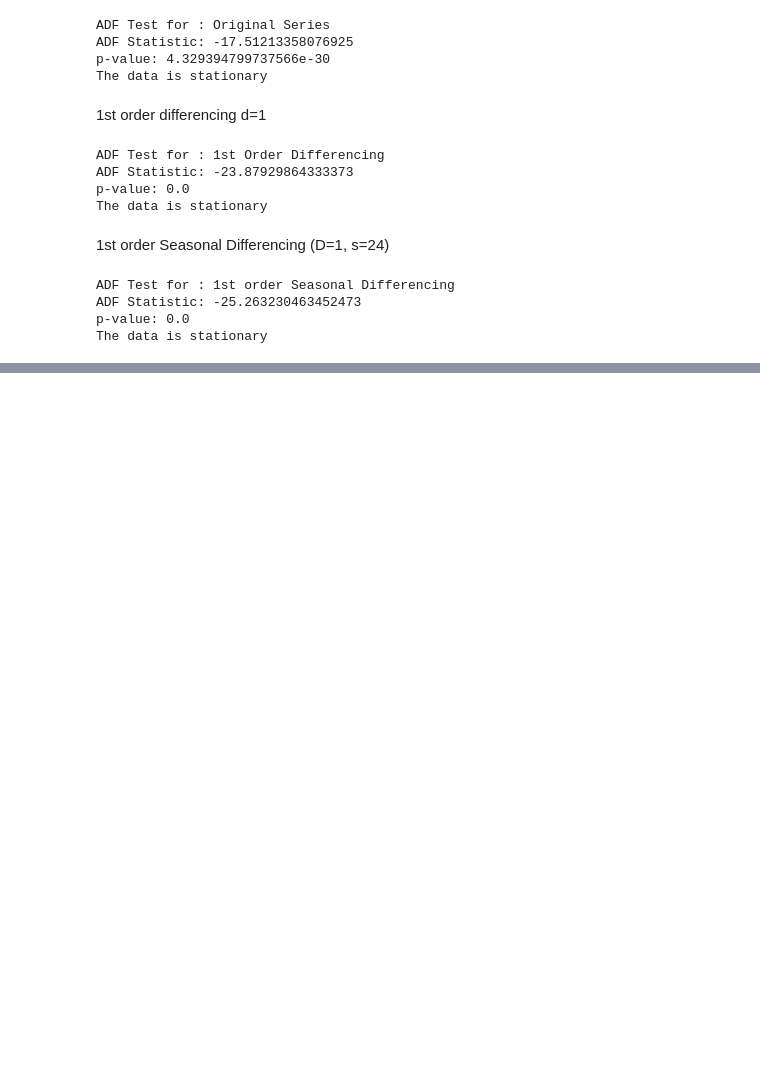
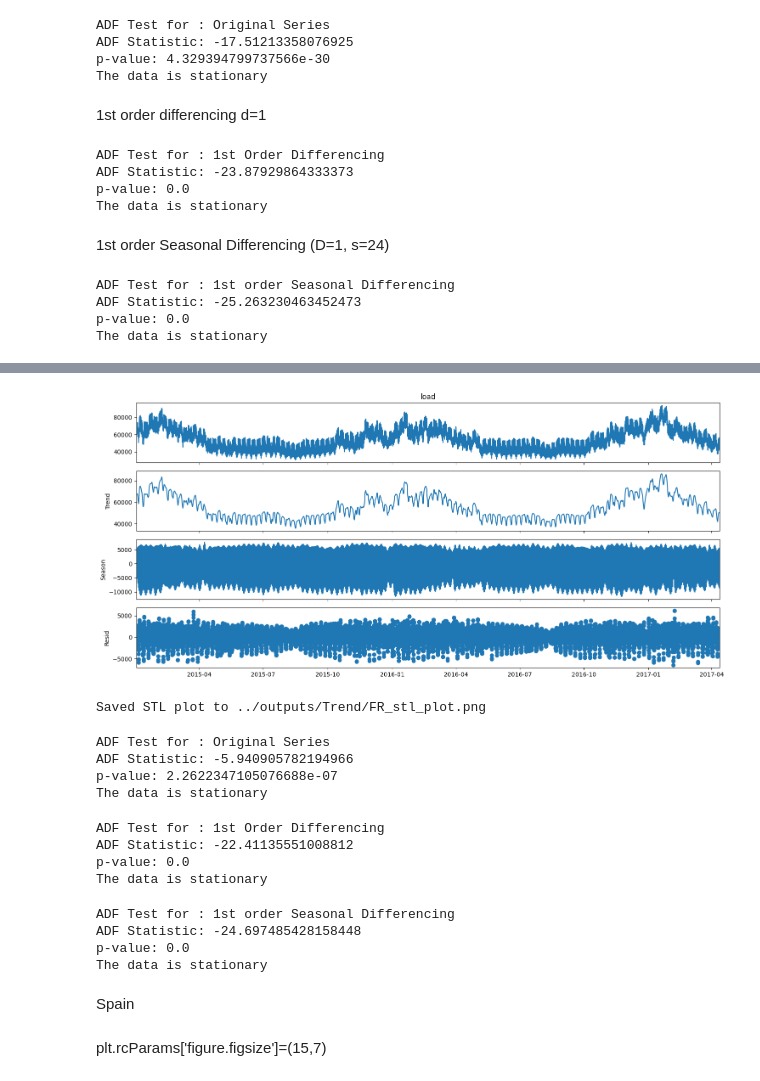
Before and after one commit to pavanmandapaka/OPSD-Power-Desk, a Jupyter notebook: notebooks/2_day2_decomposition_stationarity.ipynb, the cells around one changed output, grey strips where cells are left out. Cells and saved outputs as stored; diff of their text form; code cells hidden in the pictures; blank space fills up the shorter version.

```diff
--- a/notebooks/2_day2_decomposition_stationarity.ipynb
+++ b/notebooks/2_day2_decomposition_stationarity.ipynb
@@ -83,0 +86,10 @@ The data is stationary
+# %%
+plt.rcParams['figure.figsize']=(15,7)
+# %%
+COUNTRY = 'FR'
+DATA_PATH = os.path.join('..', 'data', f'{COUNTRY}.csv')
+df = pd.read_csv(DATA_PATH, parse_dates=['timestamp'], index_col='timestamp')
+# %%
+load_series = df['load']
+print(f"Loaded data for {COUNTRY}. Date range: {load_series.index.min()} to {load_series.index.max()}")
+print(load_series.head())
@@ -83,0 +105,15 @@ The data is stationary
+# %%
+stl = sm.tsa.STL(load_series, period=24)
+res = stl.fit()
+# %%
+output_dir = os.path.join('..', 'outputs', 'Trend')
+os.makedirs(output_dir, exist_ok=True)
+fig = res.plot()
+# %% [output]
+[figure, added]
+# %%
+plot_path = os.path.join(output_dir, f'{COUNTRY}_stl_plot.png')
+fig.savefig(plot_path)
+print(f"Saved STL plot to {plot_path}")
+# %% [output]
+Saved STL plot to ../outputs/Trend/FR_stl_plot.png
@@ -83,0 +132,28 @@ The data is stationary
+# %%
+
+run_adf_test(load_series, 'Original Series')
+# %% [output]
+ADF Test for : Original Series
+ADF Statistic: -5.940905782194966
+p-value: 2.2622347105076688e-07
+The data is stationary
+# %%
+load_diff1 = load_series.diff(1)
+run_adf_test(load_diff1, '1st Order Differencing')
+# %% [output]
+ADF Test for : 1st Order Differencing
+ADF Statistic: -22.41135551008812
+p-value: 0.0
+The data is stationary
+# %%
+load_seasonal_diff_24 = load_series.diff(24)
+run_adf_test(load_seasonal_diff_24, '1st order Seasonal Differencing')
+# %% [output]
+ADF Test for : 1st order Seasonal Differencing
+ADF Statistic: -24.697485428158448
+p-value: 0.0
+The data is stationary
+# %% [markdown]
+Spain
+# %% [markdown]
+plt.rcParams['figure.figsize']=(15,7)
```
Also changed, not shown: parts of 12 cells of this notebook, 6 other files.
